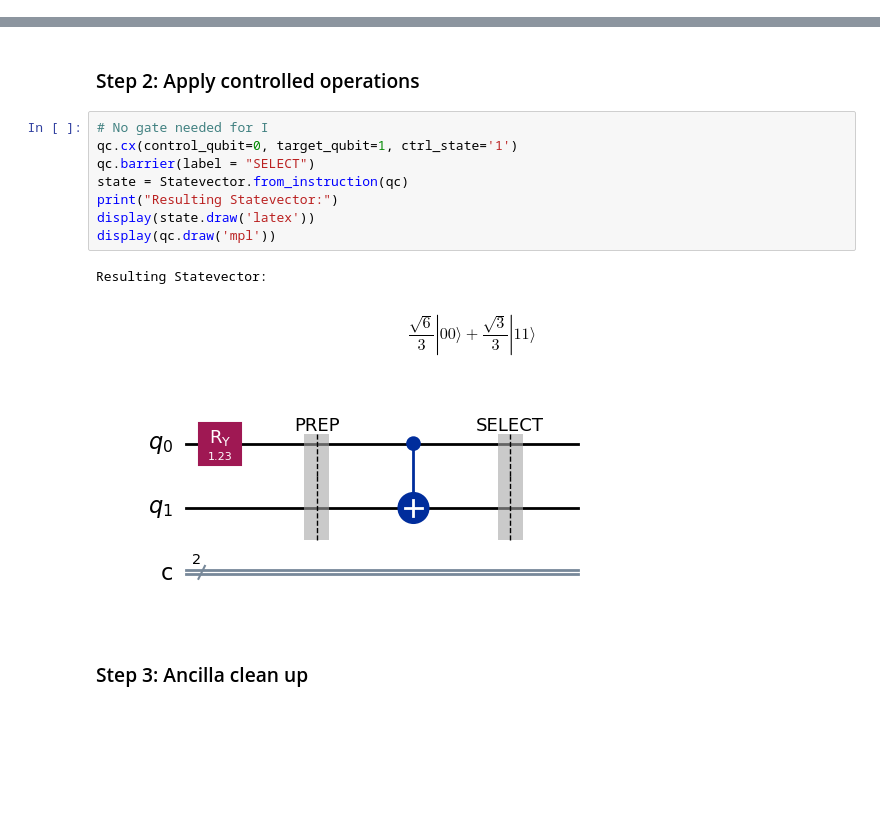
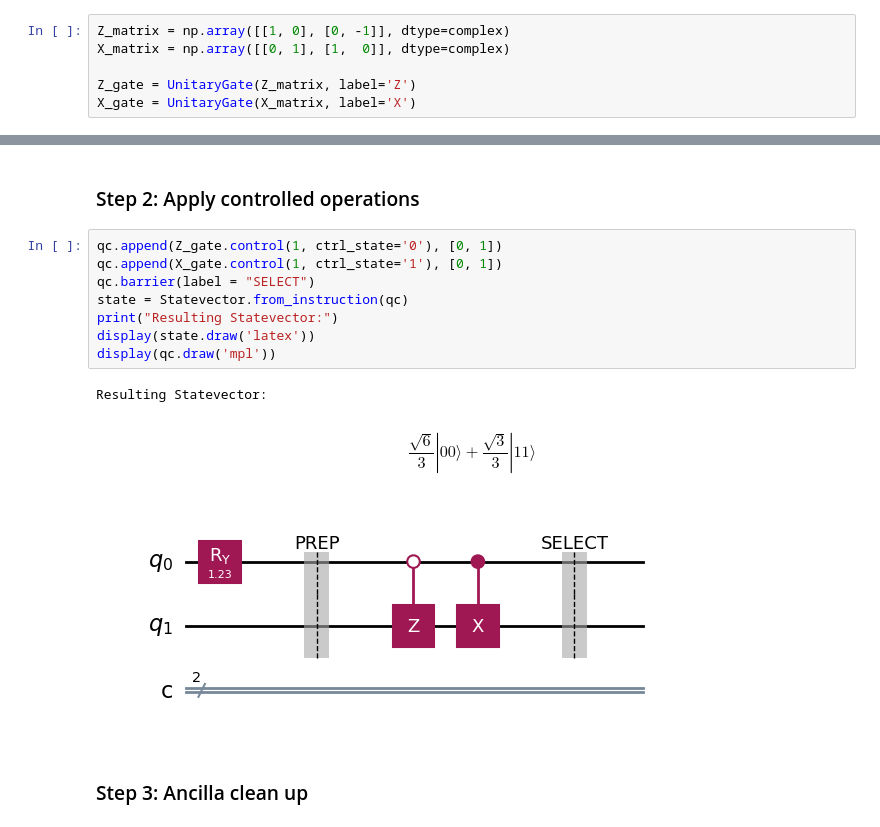
Before and after one commit to UW-ERSL/AppliedQC, a Jupyter notebook: Chapter13_MatrixEncoding_notebook.ipynb, the cells around one changed output, grey strips where cells are left out. Drawn from its saved outputs; the diff is of its cells as text; blank space fills up the shorter version.

Commit message:
Clean up MatrixEncoding

```diff
--- a/Chapter13_MatrixEncoding_notebook.ipynb
+++ b/Chapter13_MatrixEncoding_notebook.ipynb
@@ -27,0 +27,6 @@ BASIS = ['cx', 'u', 'x', 'h', 'ry', 'rz', 'rx', 'p']   # transpilation basis
+# %%
+Z_matrix = np.array([[1, 0], [0, -1]], dtype=complex)
+X_matrix = np.array([[0, 1], [1,  0]], dtype=complex)
+
+Z_gate = UnitaryGate(Z_matrix, label='Z')
+X_gate = UnitaryGate(X_matrix, label='X')
@@ -56,17 +126,17 @@ $$\frac{\sqrt{6}}{3} |00\rangle+\frac{\sqrt{3}}{3} |01\rangle$$
 # %% [markdown]
 ### Step 2: Apply controlled operations
 # %%
-# No gate needed for I
-qc.cx(control_qubit=0, target_qubit=1, ctrl_state='1')
+qc.append(Z_gate.control(1, ctrl_state='0'), [0, 1])
+qc.append(X_gate.control(1, ctrl_state='1'), [0, 1])
 qc.barrier(label = "SELECT")
 state = Statevector.from_instruction(qc)
 print("Resulting Statevector:")
 display(state.draw('latex'))
 display(qc.draw('mpl'))
 # %% [output]
 Resulting Statevector:
 $$\frac{\sqrt{6}}{3} |00\rangle+\frac{\sqrt{3}}{3} |11\rangle$$
-[figure, old version]
+[figure, new version]
 # %% [markdown]
 ### Step 3: Ancilla clean up
 # %%
```
Also changed, not shown: parts of 24 cells of this notebook, 2 other files.
